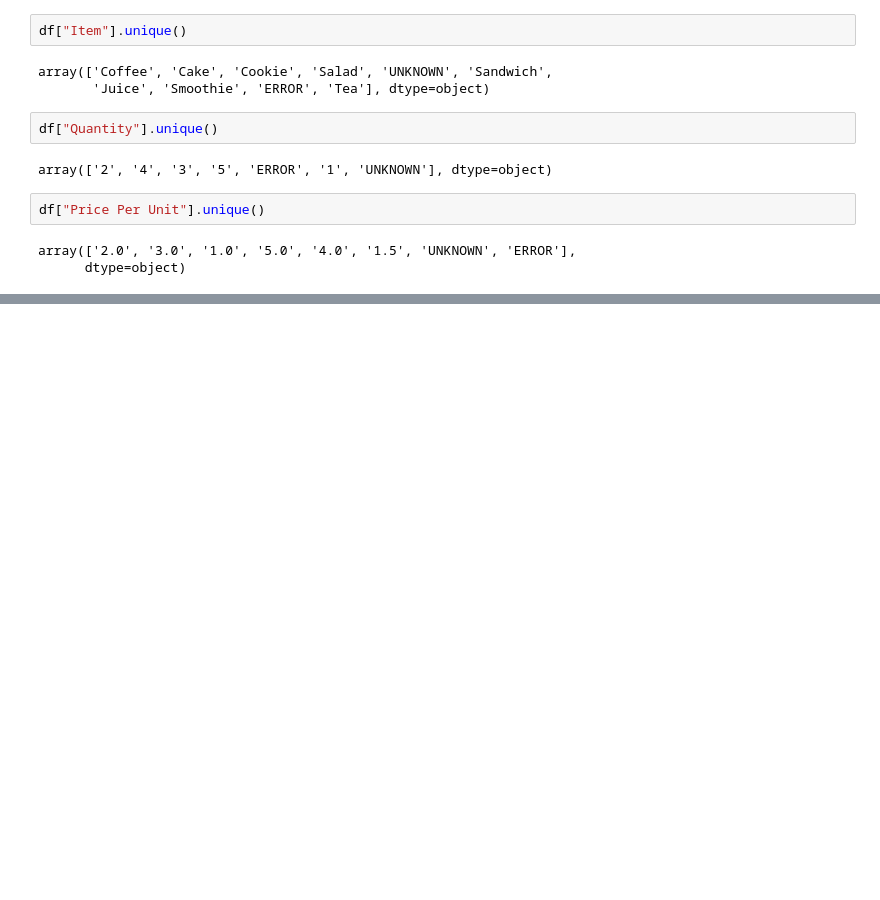
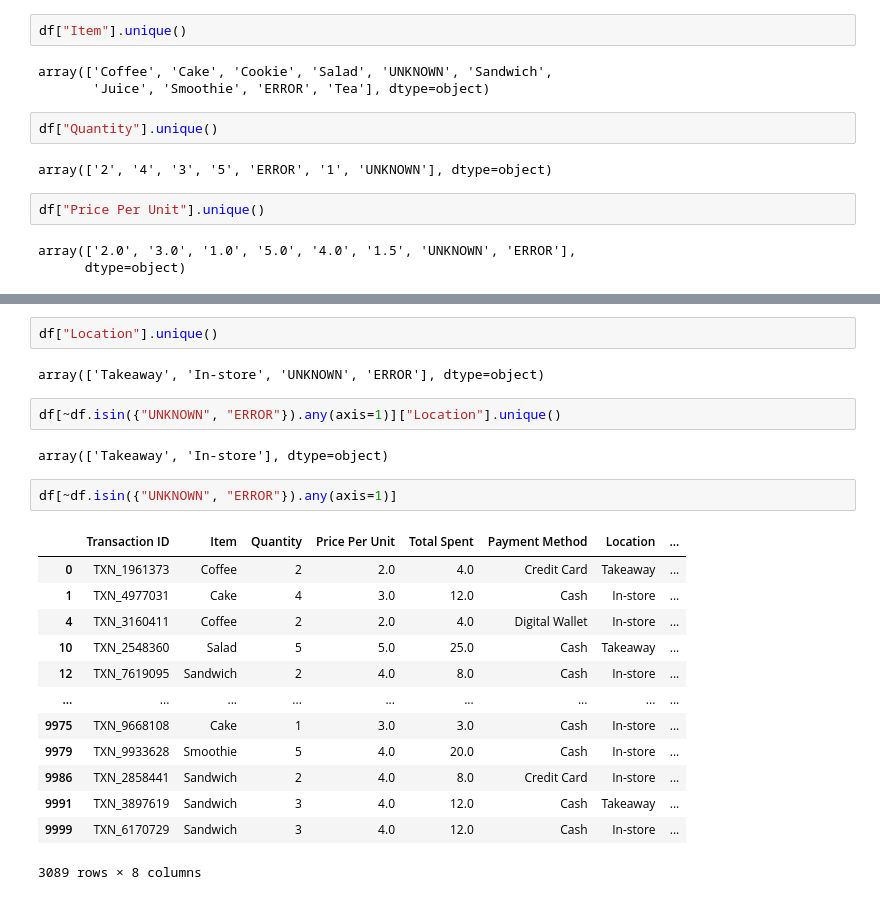
Before and after one commit to Aleeza-Maryam/Python_Pandas, a Jupyter notebook: cafe_saless.ipynb, the cells around one changed output, grey strips where cells are left out. Saved outputs shown, nothing was run; the diff lists cells and outputs as text; blank space fills up the shorter version.

```diff
--- a/cafe_saless.ipynb
+++ b/cafe_saless.ipynb
@@ -138,0 +142,24 @@ df["Payment Method"].unique()
+# %%
+df["Location"].unique()
+# %% [output]
+array(['Takeaway', 'In-store', 'UNKNOWN', 'ERROR'], dtype=object)
+# %%
+df[~df.isin({"UNKNOWN", "ERROR"}).any(axis=1)]["Location"].unique()
+# %% [output]
+array(['Takeaway', 'In-store'], dtype=object)
+# %%
+df[~df.isin({"UNKNOWN", "ERROR"}).any(axis=1)]
+# %% [output]
+|  | Transaction ID | Item | Quantity | Price Per Unit | Total Spent | Payment Method | Location | ... |
+| 0 | TXN_1961373 | Coffee | 2 | 2.0 | 4.0 | Credit Card | Takeaway | ... |
+| 1 | TXN_4977031 | Cake | 4 | 3.0 | 12.0 | Cash | In-store | ... |
+| 4 | TXN_3160411 | Coffee | 2 | 2.0 | 4.0 | Digital Wallet | In-store | ... |
+| 10 | TXN_2548360 | Salad | 5 | 5.0 | 25.0 | Cash | Takeaway | ... |
+| 12 | TXN_7619095 | Sandwich | 2 | 4.0 | 8.0 | Cash | In-store | ... |
+| ... | ... | ... | ... | ... | ... | ... | ... | ... |
+| 9975 | TXN_9668108 | Cake | 1 | 3.0 | 3.0 | Cash | In-store | ... |
+| 9979 | TXN_9933628 | Smoothie | 5 | 4.0 | 20.0 | Cash | In-store | ... |
+| 9986 | TXN_2858441 | Sandwich | 2 | 4.0 | 8.0 | Credit Card | In-store | ... |
+| 9991 | TXN_3897619 | Sandwich | 3 | 4.0 | 12.0 | Cash | Takeaway | ... |
+| 9999 | TXN_6170729 | Sandwich | 3 | 4.0 | 12.0 | Cash | In-store | ... |
+3089 rows × 8 columns
```
Also changed, not shown: parts of 6 cells of this notebook.
